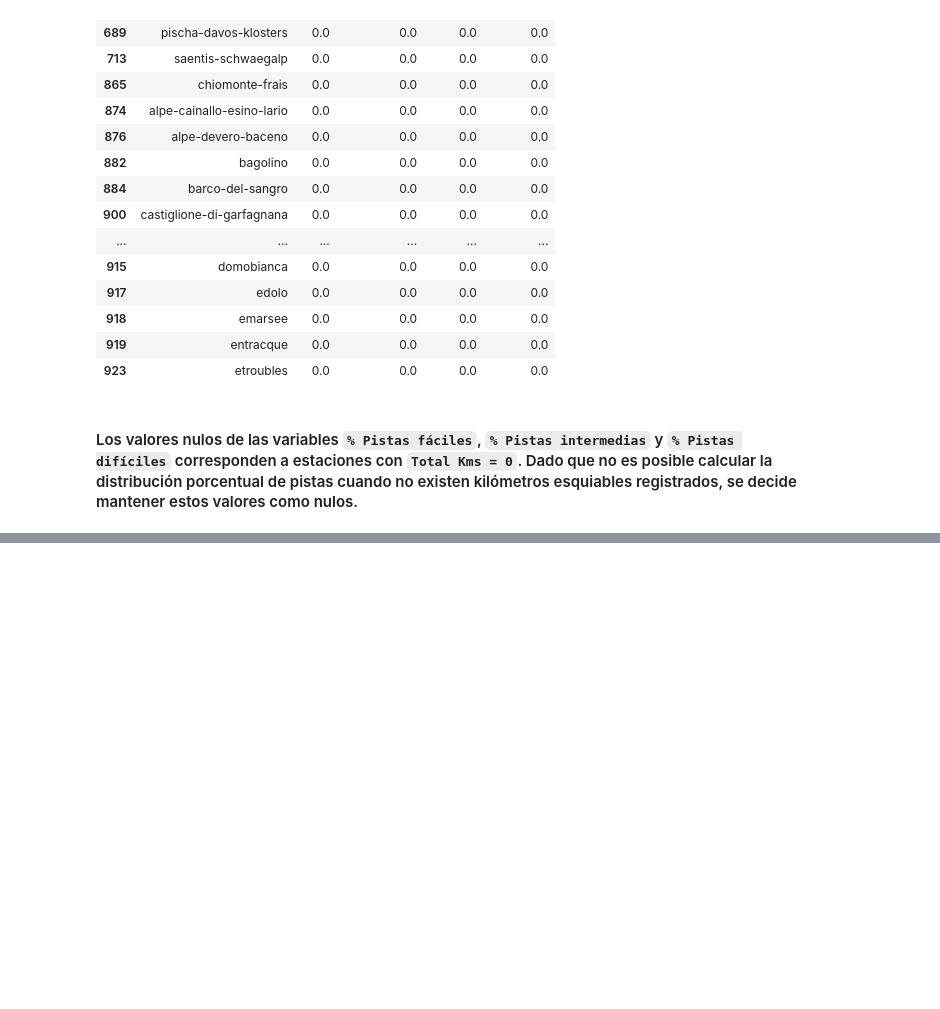
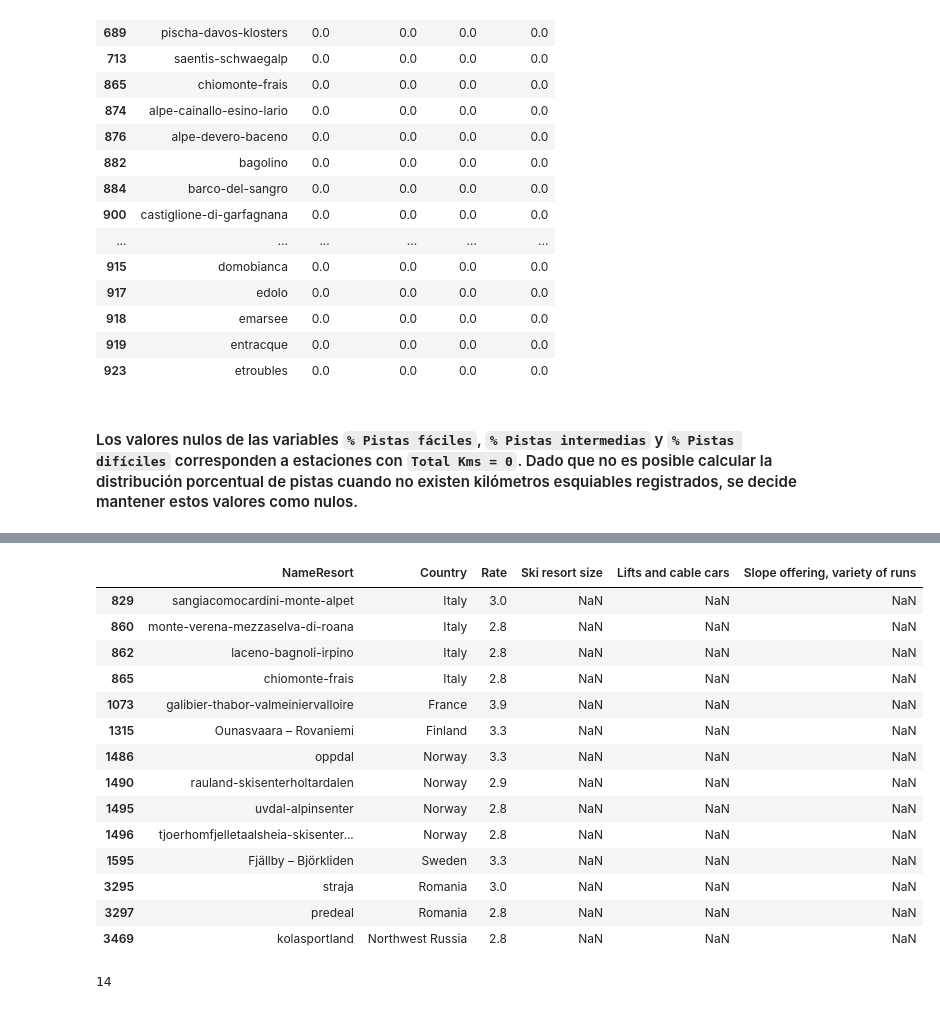
Before and after one commit to contactodiegovega/Ski-Resort-Analysis, a Jupyter notebook: notebooks/preprocesamiento.ipynb, the cells around one changed output, grey strips where cells are left out. Cells and saved outputs as stored; diff of their text form; code cells hidden in the pictures; blank space fills up the shorter version.

```diff
--- a/notebooks/preprocesamiento.ipynb
+++ b/notebooks/preprocesamiento.ipynb
@@ -1665,0 +1698,4 @@ df[
+# %%
+df["Precio por km"] = (df["Adult"] / df["Total Kms"]).round(2)
+
+df["Precio por km"] = df["Precio por km"].replace([np.inf, -np.inf], np.nan)
@@ -1665,0 +1839,45 @@ df[
+# %%
+df[
+    (df["Rate"].notna()) &
+    (
+        df["Ski resort size"].isna() |
+        df["Lifts and cable cars"].isna() |
+        df["Slope offering, variety of runs"].isna()
+    )
+][[
+    "NameResort",
+    "Country",
+    "Rate",
+    "Ski resort size",
+    "Lifts and cable cars",
+    "Slope offering, variety of runs"
+]]
+# %% [output]
+|  | NameResort | Country | Rate | Ski resort size | Lifts and cable cars | Slope offering, variety of runs |
+| 829 | sangiacomocardini-monte-alpet | Italy | 3.0 | NaN | NaN | NaN |
+| 860 | monte-verena-mezzaselva-di-roana | Italy | 2.8 | NaN | NaN | NaN |
+| 862 | laceno-bagnoli-irpino | Italy | 2.8 | NaN | NaN | NaN |
+| 865 | chiomonte-frais | Italy | 2.8 | NaN | NaN | NaN |
+| 1073 | galibier-thabor-valmeiniervalloire | France | 3.9 | NaN | NaN | NaN |
+| 1315 | Ounasvaara – Rovaniemi | Finland | 3.3 | NaN | NaN | NaN |
+| 1486 | oppdal | Norway | 3.3 | NaN | NaN | NaN |
+| 1490 | rauland-skisenterholtardalen | Norway | 2.9 | NaN | NaN | NaN |
+| 1495 | uvdal-alpinsenter | Norway | 2.8 | NaN | NaN | NaN |
+| 1496 | tjoerhomfjelletaalsheia-skisenter... | Norway | 2.8 | NaN | NaN | NaN |
+| 1595 | Fjällby – Björkliden | Sweden | 3.3 | NaN | NaN | NaN |
+| 3295 | straja | Romania | 3.0 | NaN | NaN | NaN |
+| 3297 | predeal | Romania | 2.8 | NaN | NaN | NaN |
+| 3469 | kolasportland | Northwest Russia | 2.8 | NaN | NaN | NaN |
+# %%
+len(
+    df[
+        (df["Rate"].notna()) &
+        (
+            df["Ski resort size"].isna() |
+            df["Lifts and cable cars"].isna() |
+            df["Slope offering, variety of runs"].isna()
+        )
+    ]
+)
+# %% [output]
+14
```
Also changed, not shown: parts of 34 cells of this notebook, 2 other files.
